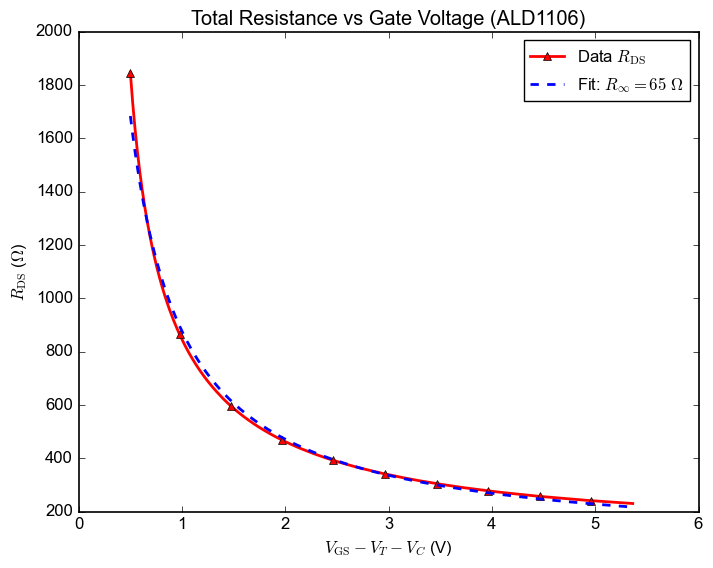
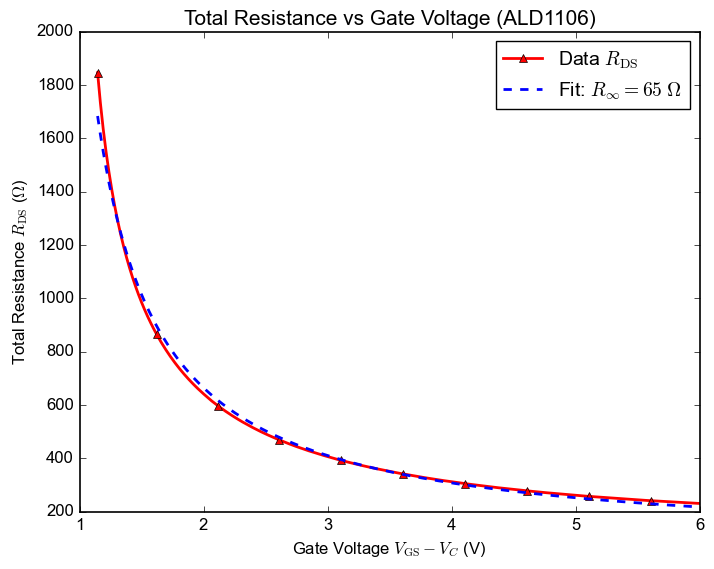
The notebook cell's code change between the first figure and the second:
--- before
+++ after
@@ -40,13 +40,13 @@
 # R_test = func(x_test, a, b)
 
-plt.plot(x, R_DS, lw=2, label=r'Data $R_\text{DS}$', color='red', marker='^', linestyle='-', markevery=40)
-plt.plot(x_fit, R_fit, lw=2, label=rf'Fit: $R_\infty = {a:.2g}$ $\Omega$', color='blue', linestyle='--')
+plt.plot(x+V_T, R_DS, lw=2, label=r'Data $R_\text{DS}$', color='red', marker='^', linestyle='-', markevery=40)
+plt.plot(x_fit + V_T, R_fit, lw=2, label=rf'Fit: $R_\infty = {a:.2g}$ $\Omega$', color='blue', linestyle='--')
 # plt.plot(-x_test, R_test*1e-6, lw=2, label=rf'Test: $R_C = {a*1e-6:.2g}$ M$\Omega$', color='green', linestyle='-.')
-plt.xlabel(r"$V_\text{GS}- V_T - V_C$ (V)")
-plt.ylabel(r"$R_\text{DS}$ ($\Omega$)")
-# plt.xlim(5,30)
+plt.xlabel(r"Gate Voltage $V_\text{GS} - V_C$ (V)")
+plt.ylabel(r"Total Resistance $R_\text{DS}$ ($\Omega$)")
+plt.xlim(1,6)
 # plt.ylim(50, 150)
-plt.legend(frameon=True, loc='upper right', numpoints=1, fontsize=12)
-plt.title("Total Resistance vs Gate Voltage (ALD1106)")
+plt.legend(frameon=True, loc='upper right', numpoints=1, fontsize=14)
+plt.title(r"Total Resistance vs Gate Voltage (ALD1106)", fontsize=15)
 # plt.savefig("resistance_gvdP.eps", format='eps', bbox_inches='tight')
 plt.show()

Commit: update